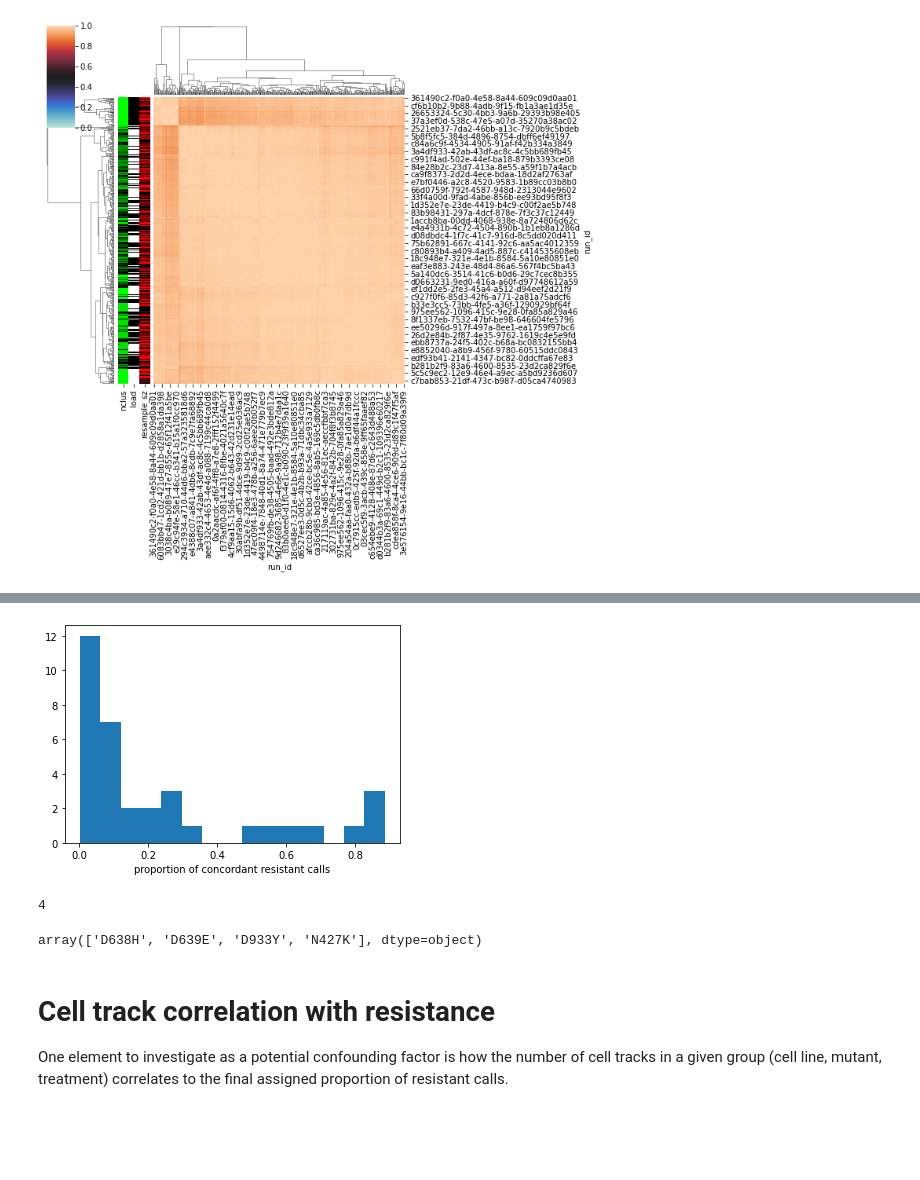
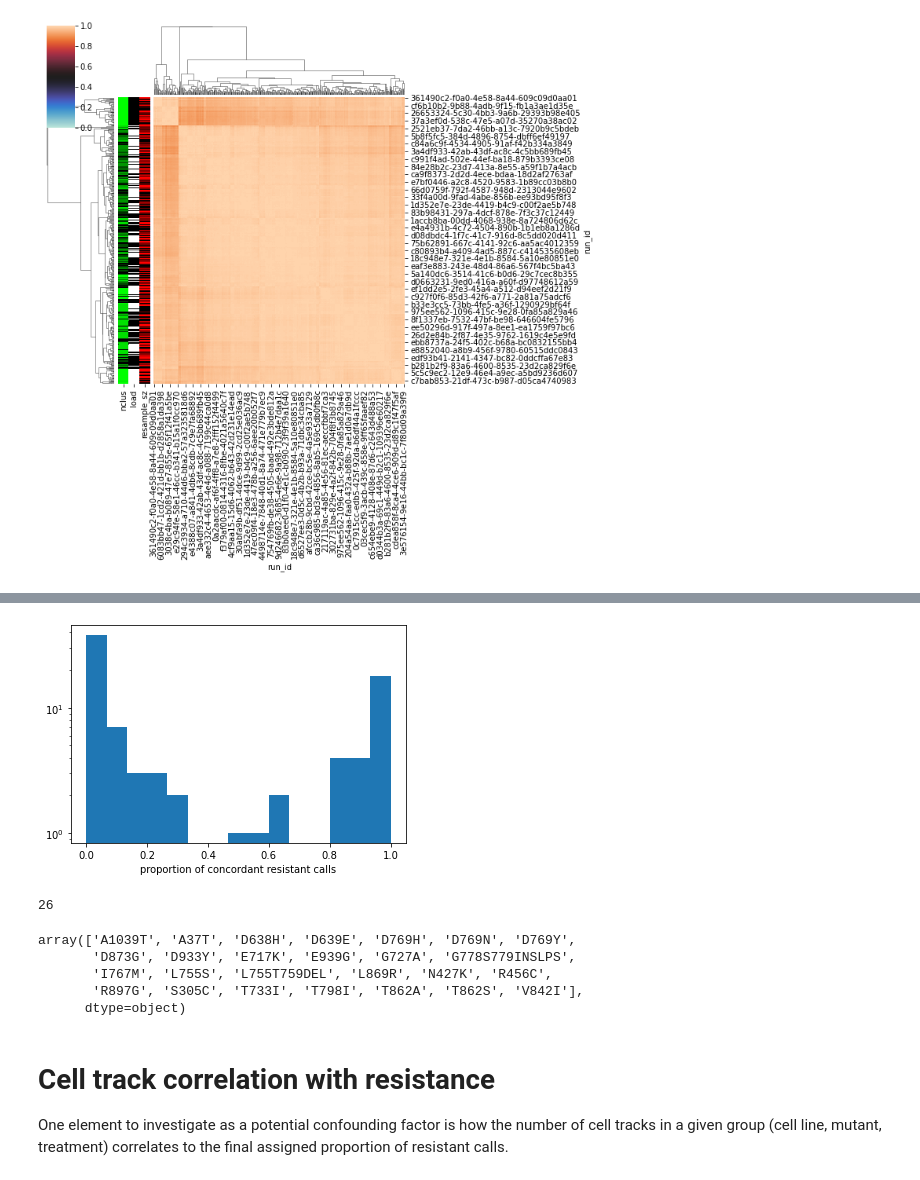
Before and after one commit to nathanieljevans/HER2_mutant, a Jupyter notebook: HER2_sensitivity_results_analysis [trastuzumab].ipynb, the cells around one changed output, grey strips where cells are left out. Drawn from its saved outputs; the diff is of its cells as text; code cells hidden in the pictures; blank space fills up the shorter version.

Commit message:
fixed bug: dropping NAs in `conc_calls` df, re-produced data release -- call v1.1

```diff
--- a/HER2_sensitivity_results_analysis [trastuzumab].ipynb
+++ b/HER2_sensitivity_results_analysis [trastuzumab].ipynb
@@ -211,11 +233,10 @@ Using the results of all analysis runs (with different configurations) we can as
 # %%
-conc_calls = prob_res.groupby(['mutant', 'call']).count()[['run_id']].reset_index().set_index('mutant').pivot(columns='call', values='run_id')\
+conc_calls = prob_res.groupby(['mutant', 'call']).count()[['run_id']].reset_index().set_index('mutant') \
+                    .pivot(columns='call', values='run_id').fillna(value=0) \
                     .assign(prop_call_res=lambda x: x.res / (x.res + x.sens + x['no-call']))\
                     .assign(prop_call_sens=lambda x: x.sens / (x.res + x.sens + x['no-call']))\
-                    .assign(prop_call_nocall=lambda x: x['no-call'] / (x.res + x.sens + x['no-call'])).dropna()
+                    .assign(prop_call_nocall=lambda x: x['no-call'] / (x.res + x.sens + x['no-call']))
 
-conc_calls = conc_calls.merge(prob_res[['mutant', 'cell_track_count']].drop_duplicates(), on='mutant')
-
+conc_calls = conc_calls.merge(prob_res[['mutant', 'cell_track_count', 'low_data_flag']].drop_duplicates(), on='mutant')
 conc_calls = conc_calls.merge(prob_res[['mutant', 'PC1_batch_flag', 'PC2_batch_flag']].groupby('mutant').agg('mean').reset_index())
-
 conc_calls = conc_calls.rename({'PC1_batch_flag': 'prop_PC1_batch_flag', 'PC2_batch_flag': 'prop_PC2_batch_flag'}, axis=1)
@@ -262,20 +328,25 @@ X-axis indicates the proportion of resistance calls made for a given mutant, and
 # %%
 plt.figure()
 plt.hist(conc_calls.prop_call_res, bins=15)
+plt.yscale('log')
 plt.xlabel('proportion of concordant resistant calls')
 plt.show()
 # %% [output]
-[figure, old version]
+[figure, new version]
 # %%
 np.sum( conc_calls.prop_call_res > 0.75 )
 # %% [output]
-4
+26
 # %%
 # Most resistant mutants
 conc_res_obs_ids = conc_calls[conc_calls.prop_call_res > 0.75].reset_index().mutant.values
 conc_res_obs_ids
 # %% [output]
-array(['D638H', 'D639E', 'D933Y', 'N427K'], dtype=object)
+array(['A1039T', 'A37T', 'D638H', 'D639E', 'D769H', 'D769N', 'D769Y',
+       'D873G', 'D933Y', 'E717K', 'E939G', 'G727A', 'G778S779INSLPS',
+       'I767M', 'L755S', 'L755T759DEL', 'L869R', 'N427K', 'R456C',
+       'R897G', 'S305C', 'T733I', 'T798I', 'T862A', 'T862S', 'V842I'],
+      dtype=object)
 # %% [markdown]
 # Cell track correlation with resistance
 
```
Also changed, not shown: parts of 29 cells of this notebook, 3 other files.
